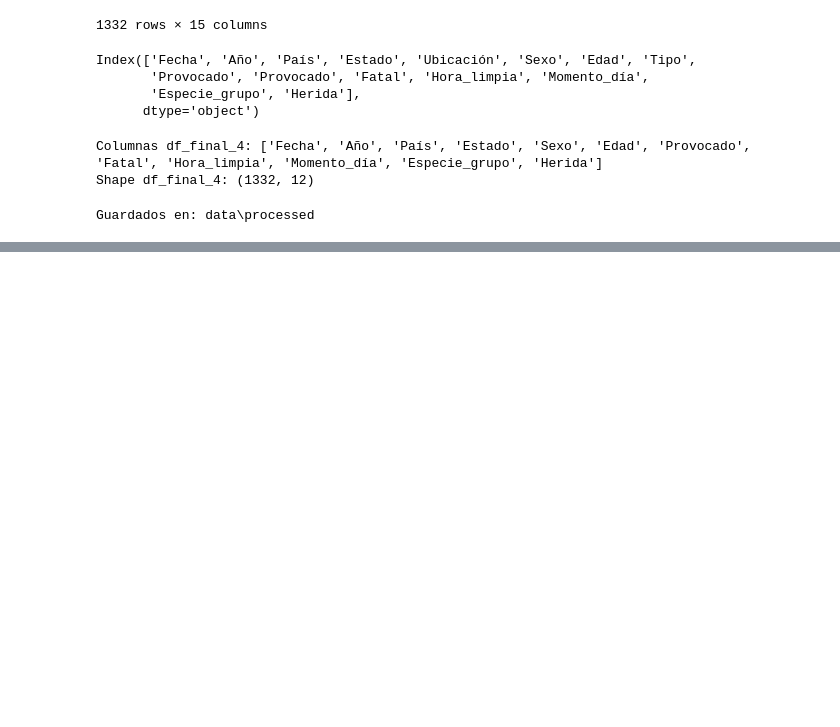
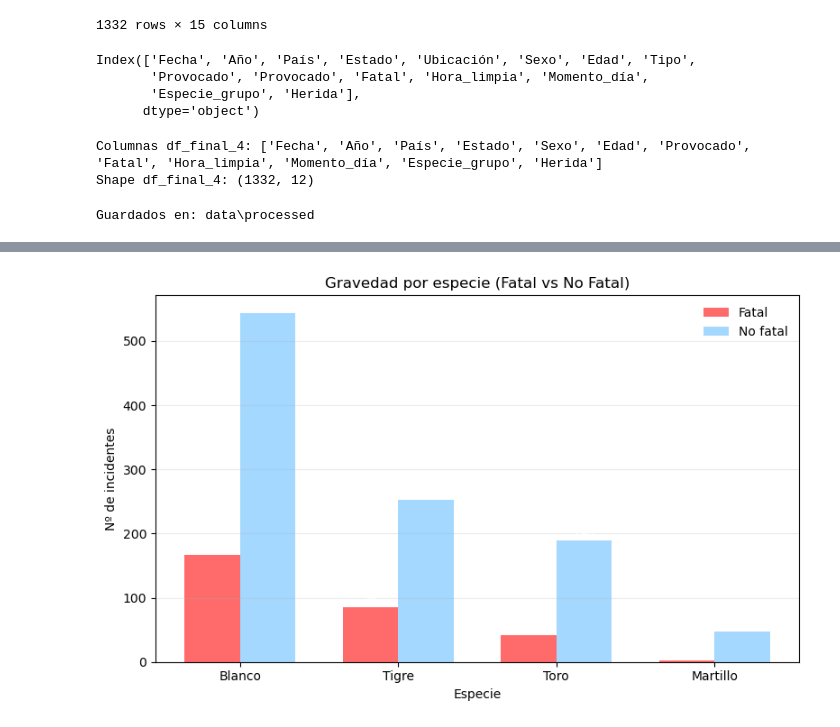
Before and after one commit to adrianrubio-data/shark-attacks, a Jupyter notebook: proyecto1.1.ipynb, the cells around one changed output, grey strips where cells are left out. Cells and saved outputs as stored; diff of their text form; code cells hidden in the pictures; blank space fills up the shorter version.

```diff
--- a/proyecto1.1.ipynb
+++ b/proyecto1.1.ipynb
@@ -415,0 +490,35 @@ Guardados en: data\processed
+# %%
+# --- Gráfico 2: Gravedad por especie ---
+sev = (data
+       .assign(Fatal_lbl=np.where(data["Fatal"]==True, "Fatal", "No fatal"))
+       .groupby(["Especie_grupo","Fatal_lbl"])
+       .size().unstack(fill_value=0)
+       .reindex(["Blanco","Tigre","Toro","Martillo"]))
+
+fig, ax = plt.subplots(figsize=(8,5))
+width = 0.35
+x = np.arange(len(sev))
+
+bars1 = ax.bar(x - width/2, sev["Fatal"], width, label="Fatal", color=CORAL)
+bars2 = ax.bar(x + width/2, sev["No fatal"], width, label="No fatal", color=BLUE)
+
+ax.set_xticks(x)
+ax.set_xticklabels(sev.index)
+ax.set_xlabel("Especie"); ax.set_ylabel("Nº de incidentes")
+ax.set_title("Gravedad por especie (Fatal vs No Fatal)")
+ax.legend(frameon=False)
+ax.grid(axis="y", alpha=0.25)
+
+# Etiquetas
+for bars in [bars1, bars2]:
+    for bar in bars:
+        height = bar.get_height()
+        if height > 0:
+            ax.text(bar.get_x() + bar.get_width()/2, height + 1,
+                    f"{int(height)}", ha='center', va='bottom', fontsize=9, color="white")
+
+plt.tight_layout()
+plt.savefig("figures/02_gravedad_por_especie_grouped.png", dpi=300, transparent=True)
+plt.show()
+# %% [output]
+[figure, added]
```
Also changed, not shown: parts of 7 cells of this notebook, 23 other files.
